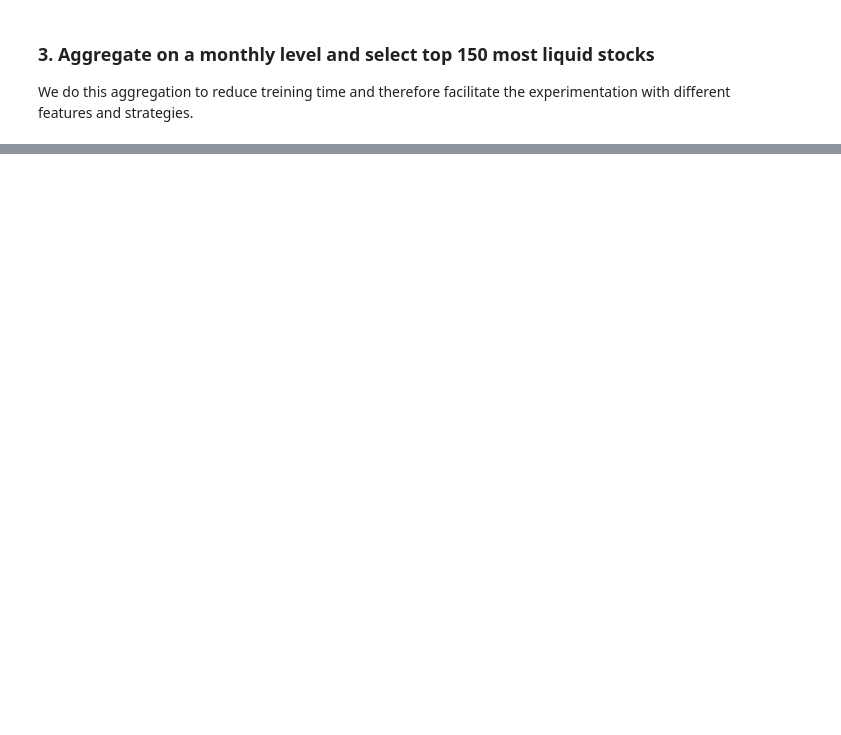
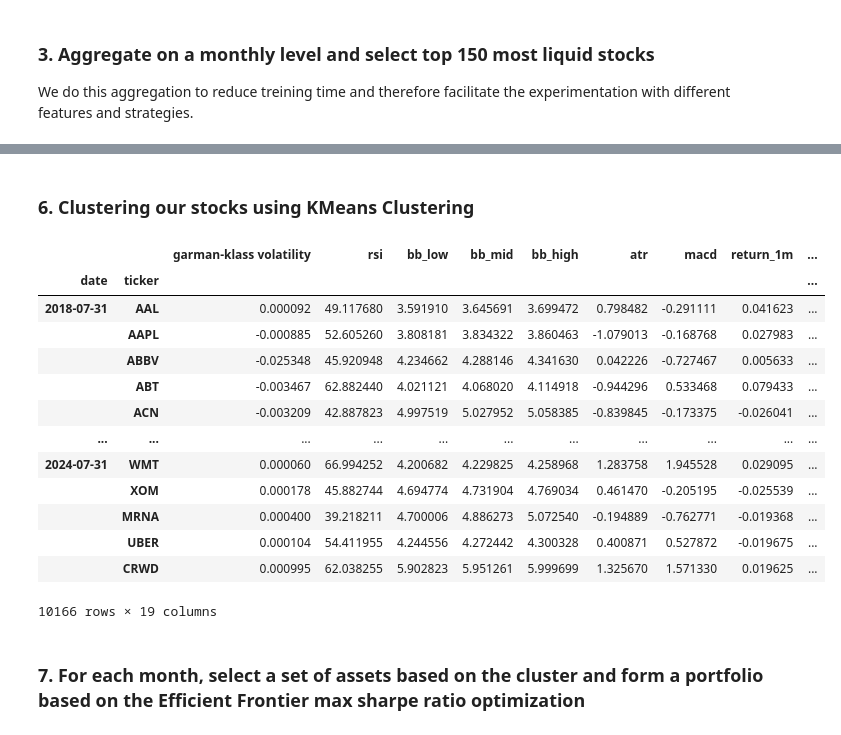
Before and after one commit to absirgue/unsupervised_trading_strategy, a Jupyter notebook: main.ipynb, the cells around one changed output, grey strips where cells are left out. Saved outputs shown, nothing was run; the diff lists cells and outputs as text; code cells hidden in the pictures; blank space fills up the shorter version.

```diff
--- a/main.ipynb
+++ b/main.ipynb
@@ -201,0 +284,36 @@ data
+# %% [markdown]
+### 6. Clustering our stocks using KMeans Clustering
+# %%
+from sklearn.cluster import  KMeans
+
+# We intialise cluster centroids to have specific RSI values. This enables us to easily interpret the cluster
+# number across all months.
+target_rsi_values = [70, 55, 45, 70]
+initial_centroids = np.zeros((len(target_rsi_values),18))
+initial_centroids[:,6] = target_rsi_values
+
+def get_clusters(df):
+    df["cluster"] = KMeans(n_clusters=4, random_state=0, init=initial_centroids).fit(df).labels_
+
+    return df
+
+data = data.dropna().groupby('date', group_keys =False).apply(get_clusters)
+
+data
+# %% [output]
+|  |  | garman-klass volatility | rsi | bb_low | bb_mid | bb_high | atr | macd | return_1m | ... |
+| date | ticker |  |  |  |  |  |  |  |  | ... |
+| 2018-07-31 | AAL | 0.000092 | 49.117680 | 3.591910 | 3.645691 | 3.699472 | 0.798482 | -0.291111 | 0.041623 | ... |
+|  | AAPL | -0.000885 | 52.605260 | 3.808181 | 3.834322 | 3.860463 | -1.079013 | -0.168768 | 0.027983 | ... |
+|  | ABBV | -0.025348 | 45.920948 | 4.234662 | 4.288146 | 4.341630 | 0.042226 | -0.727467 | 0.005633 | ... |
+|  | ABT | -0.003467 | 62.882440 | 4.021121 | 4.068020 | 4.114918 | -0.944296 | 0.533468 | 0.079433 | ... |
+|  | ACN | -0.003209 | 42.887823 | 4.997519 | 5.027952 | 5.058385 | -0.839845 | -0.173375 | -0.026041 | ... |
+| ... | ... | ... | ... | ... | ... | ... | ... | ... | ... | ... |
+| 2024-07-31 | WMT | 0.000060 | 66.994252 | 4.200682 | 4.229825 | 4.258968 | 1.283758 | 1.945528 | 0.029095 | ... |
+|  | XOM | 0.000178 | 45.882744 | 4.694774 | 4.731904 | 4.769034 | 0.461470 | -0.205195 | -0.025539 | ... |
+|  | MRNA | 0.000400 | 39.218211 | 4.700006 | 4.886273 | 5.072540 | -0.194889 | -0.762771 | -0.019368 | ... |
+|  | UBER | 0.000104 | 54.411955 | 4.244556 | 4.272442 | 4.300328 | 0.400871 | 0.527872 | -0.019675 | ... |
+|  | CRWD | 0.000995 | 62.038255 | 5.902823 | 5.951261 | 5.999699 | 1.325670 | 1.571330 | 0.019625 | ... |
+10166 rows × 19 columns
+# %% [markdown]
+### 7. For each month, select a set of assets based on the cluster and form a portfolio based on the Efficient Frontier max sharpe ratio optimization
```
Also changed, not shown: parts of 11 cells of this notebook.
